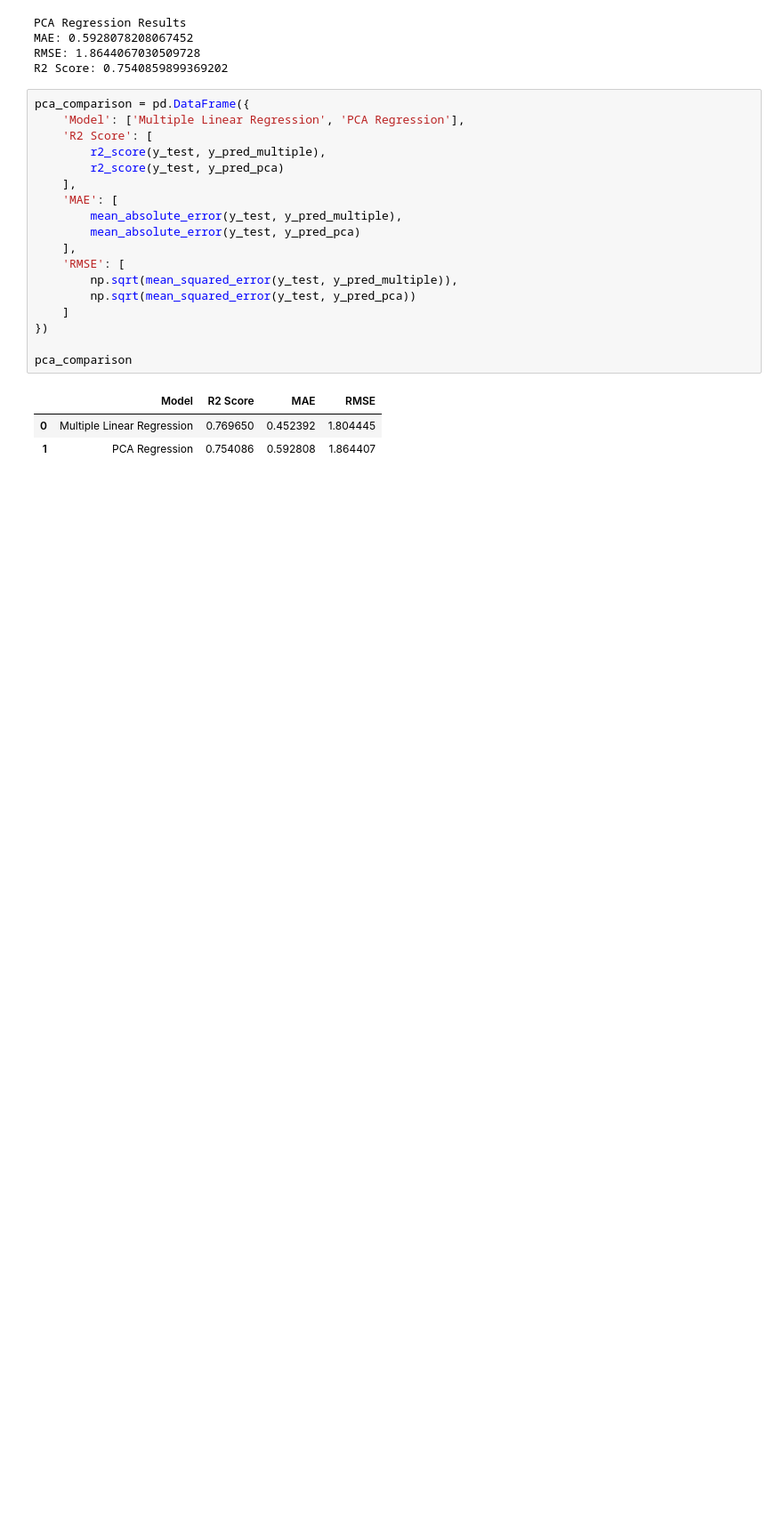
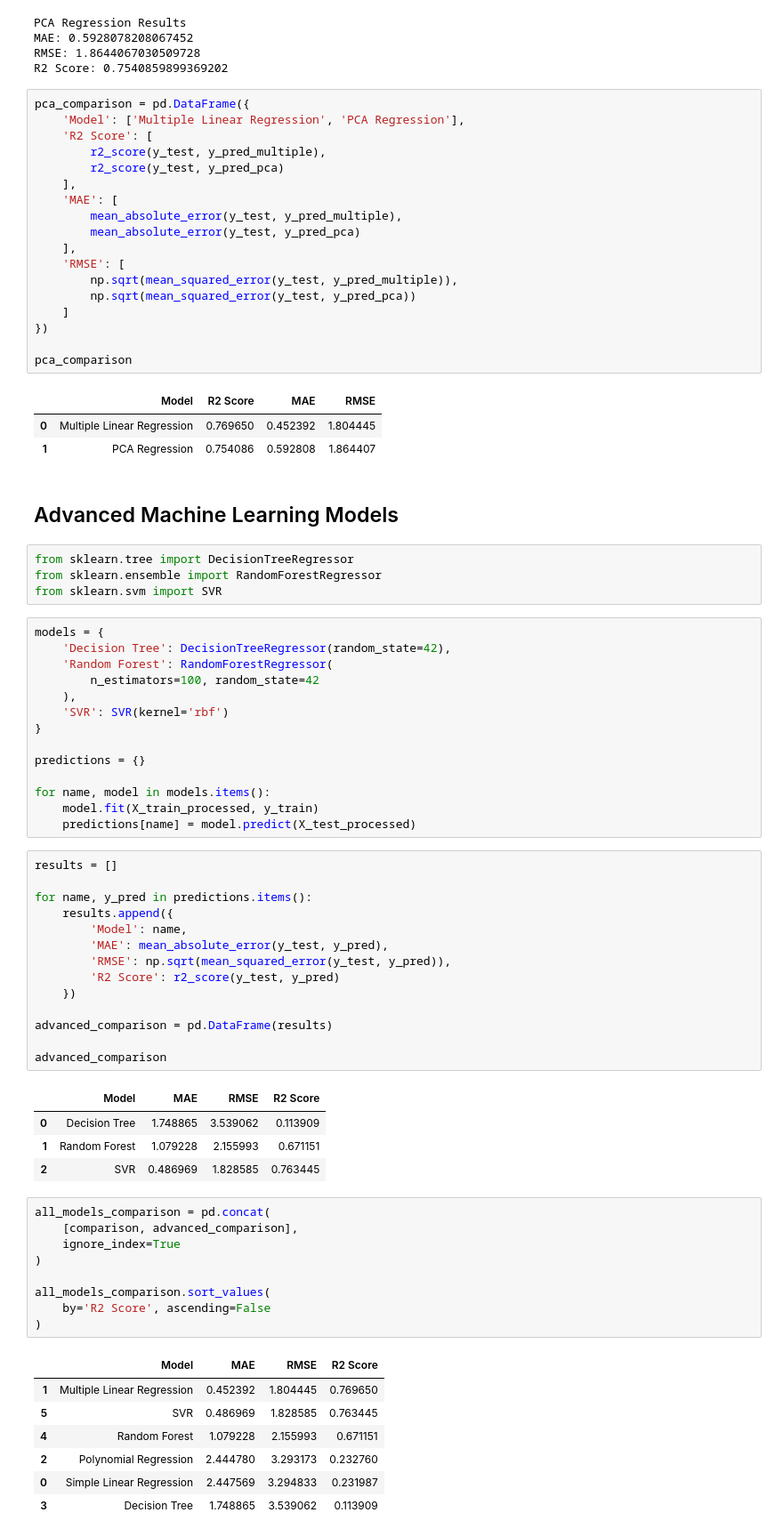
Before and after one commit to mdraihanmostafa746-coder/Student-Academic-Performance-Analysis-and-Prediction, a Jupyter notebook: notebooks/student_performance_analysis.ipynb, the cells around one changed output. Shown at 89% size. Cells and saved outputs as stored; diff of their text form; blank space fills up the shorter version.

Commit message:
Complete Advanced Machine Learning Models

```diff
--- a/notebooks/student_performance_analysis.ipynb
+++ b/notebooks/student_performance_analysis.ipynb
@@ -1114,3 +1114,59 @@ pca_comparison
 |  | Model | R2 Score | MAE | RMSE |
 | 0 | Multiple Linear Regression | 0.769650 | 0.452392 | 1.804445 |
 | 1 | PCA Regression | 0.754086 | 0.592808 | 1.864407 |
+# %% [markdown]
+## Advanced Machine Learning Models
+# %%
+from sklearn.tree import DecisionTreeRegressor
+from sklearn.ensemble import RandomForestRegressor
+from sklearn.svm import SVR
+# %%
+models = {
+    'Decision Tree': DecisionTreeRegressor(random_state=42),
+    'Random Forest': RandomForestRegressor(
+        n_estimators=100, random_state=42
+    ),
+    'SVR': SVR(kernel='rbf')
+}
+
+predictions = {}
+
+for name, model in models.items():
+    model.fit(X_train_processed, y_train)
+    predictions[name] = model.predict(X_test_processed)
+# %%
+results = []
+
+for name, y_pred in predictions.items():
+    results.append({
+        'Model': name,
+        'MAE': mean_absolute_error(y_test, y_pred),
+        'RMSE': np.sqrt(mean_squared_error(y_test, y_pred)),
+        'R2 Score': r2_score(y_test, y_pred)
+    })
+
+advanced_comparison = pd.DataFrame(results)
+
+advanced_comparison
+# %% [output]
+|  | Model | MAE | RMSE | R2 Score |
+| 0 | Decision Tree | 1.748865 | 3.539062 | 0.113909 |
+| 1 | Random Forest | 1.079228 | 2.155993 | 0.671151 |
+| 2 | SVR | 0.486969 | 1.828585 | 0.763445 |
+# %%
+all_models_comparison = pd.concat(
+    [comparison, advanced_comparison],
+    ignore_index=True
+)
+
+all_models_comparison.sort_values(
+    by='R2 Score', ascending=False
+)
+# %% [output]
+|  | Model | MAE | RMSE | R2 Score |
+| 1 | Multiple Linear Regression | 0.452392 | 1.804445 | 0.769650 |
+| 5 | SVR | 0.486969 | 1.828585 | 0.763445 |
+| 4 | Random Forest | 1.079228 | 2.155993 | 0.671151 |
+| 2 | Polynomial Regression | 2.444780 | 3.293173 | 0.232760 |
+| 0 | Simple Linear Regression | 2.447569 | 3.294833 | 0.231987 |
+| 3 | Decision Tree | 1.748865 | 3.539062 | 0.113909 |
```
